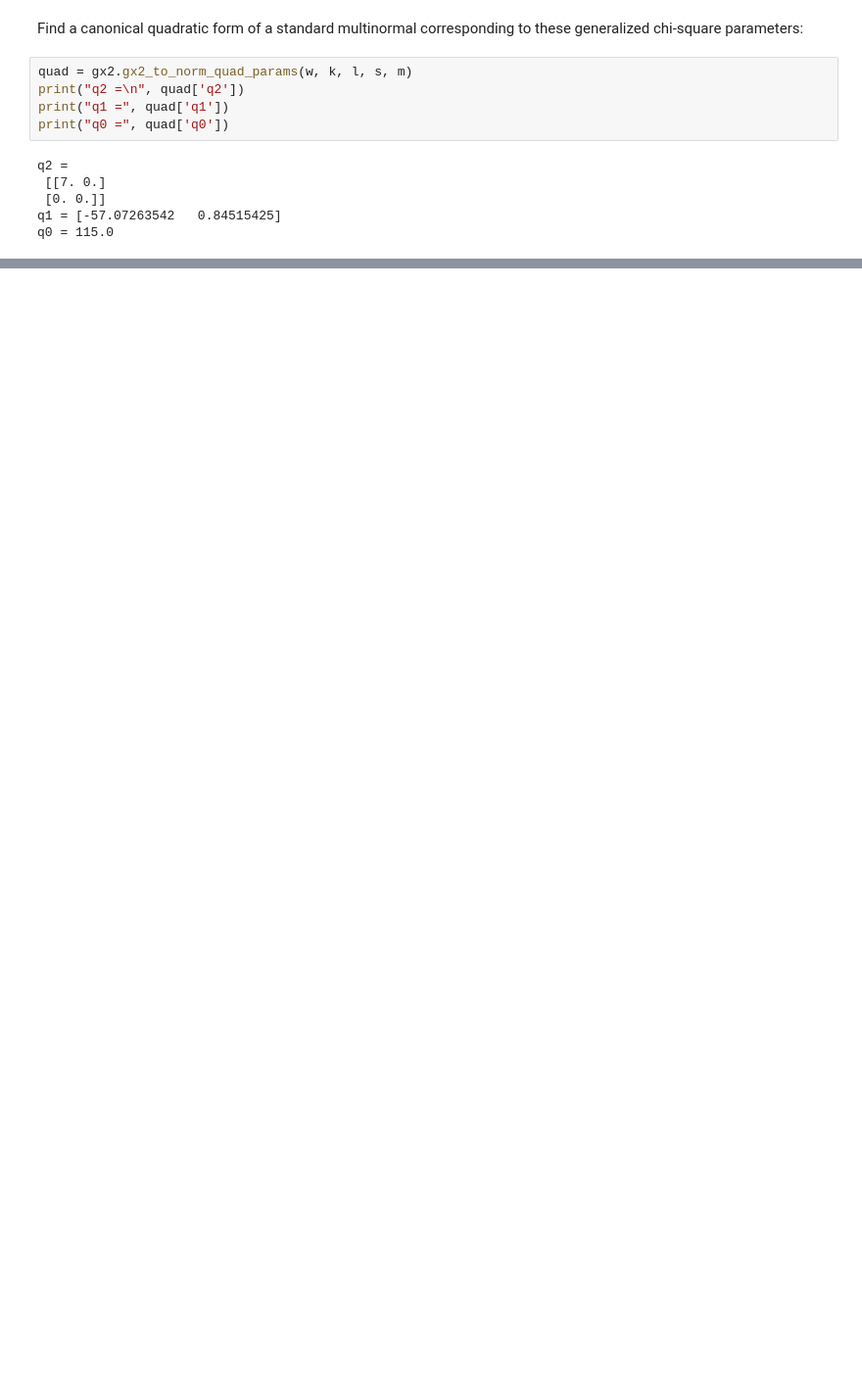
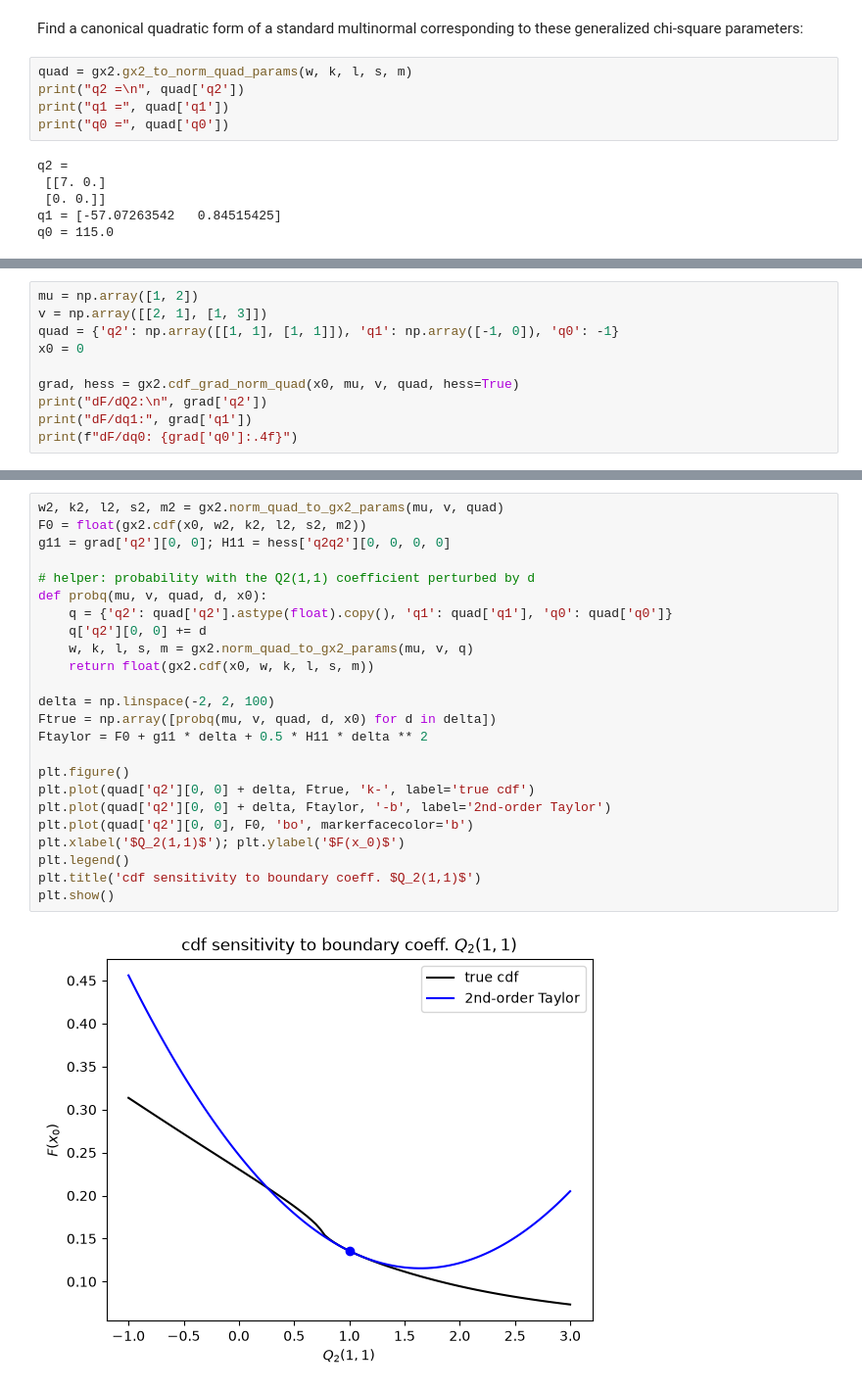
Before and after one commit to abhranildas/gx2-py, a Jupyter notebook: GettingStarted.ipynb, the cells around one changed output, grey strips where cells are left out. Shown at 98% size. Cells and saved outputs as stored; diff of their text form; blank space fills up the shorter version.

```diff
--- a/GettingStarted.ipynb
+++ b/GettingStarted.ipynb
@@ -454,0 +507,10 @@ q0 = 115.0
+# %%
+mu = np.array([1, 2])
+v = np.array([[2, 1], [1, 3]])
+quad = {'q2': np.array([[1, 1], [1, 1]]), 'q1': np.array([-1, 0]), 'q0': -1}
+x0 = 0
+
+grad, hess = gx2.cdf_grad_norm_quad(x0, mu, v, quad, hess=True)
+print("dF/dQ2:\n", grad['q2'])
+print("dF/dq1:", grad['q1'])
+print(f"dF/dq0: {grad['q0']:.4f}")
@@ -454,0 +523,26 @@ q0 = 115.0
+# %%
+w2, k2, l2, s2, m2 = gx2.norm_quad_to_gx2_params(mu, v, quad)
+F0 = float(gx2.cdf(x0, w2, k2, l2, s2, m2))
+g11 = grad['q2'][0, 0]; H11 = hess['q2q2'][0, 0, 0, 0]
+
+# helper: probability with the Q2(1,1) coefficient perturbed by d
+def probq(mu, v, quad, d, x0):
+    q = {'q2': quad['q2'].astype(float).copy(), 'q1': quad['q1'], 'q0': quad['q0']}
+    q['q2'][0, 0] += d
+    w, k, l, s, m = gx2.norm_quad_to_gx2_params(mu, v, q)
+    return float(gx2.cdf(x0, w, k, l, s, m))
+
+delta = np.linspace(-2, 2, 100)
+Ftrue = np.array([probq(mu, v, quad, d, x0) for d in delta])
+Ftaylor = F0 + g11 * delta + 0.5 * H11 * delta ** 2
+
+plt.figure()
+plt.plot(quad['q2'][0, 0] + delta, Ftrue, 'k-', label='true cdf')
+plt.plot(quad['q2'][0, 0] + delta, Ftaylor, '-b', label='2nd-order Taylor')
+plt.plot(quad['q2'][0, 0], F0, 'bo', markerfacecolor='b')
+plt.xlabel('$Q_2(1,1)$'); plt.ylabel('$F(x_0)$')
+plt.legend()
+plt.title('cdf sensitivity to boundary coeff. $Q_2(1,1)$')
+plt.show()
+# %% [output]
+[figure, added]
```
Also changed, not shown: parts of 24 cells of this notebook, 8 other files.
